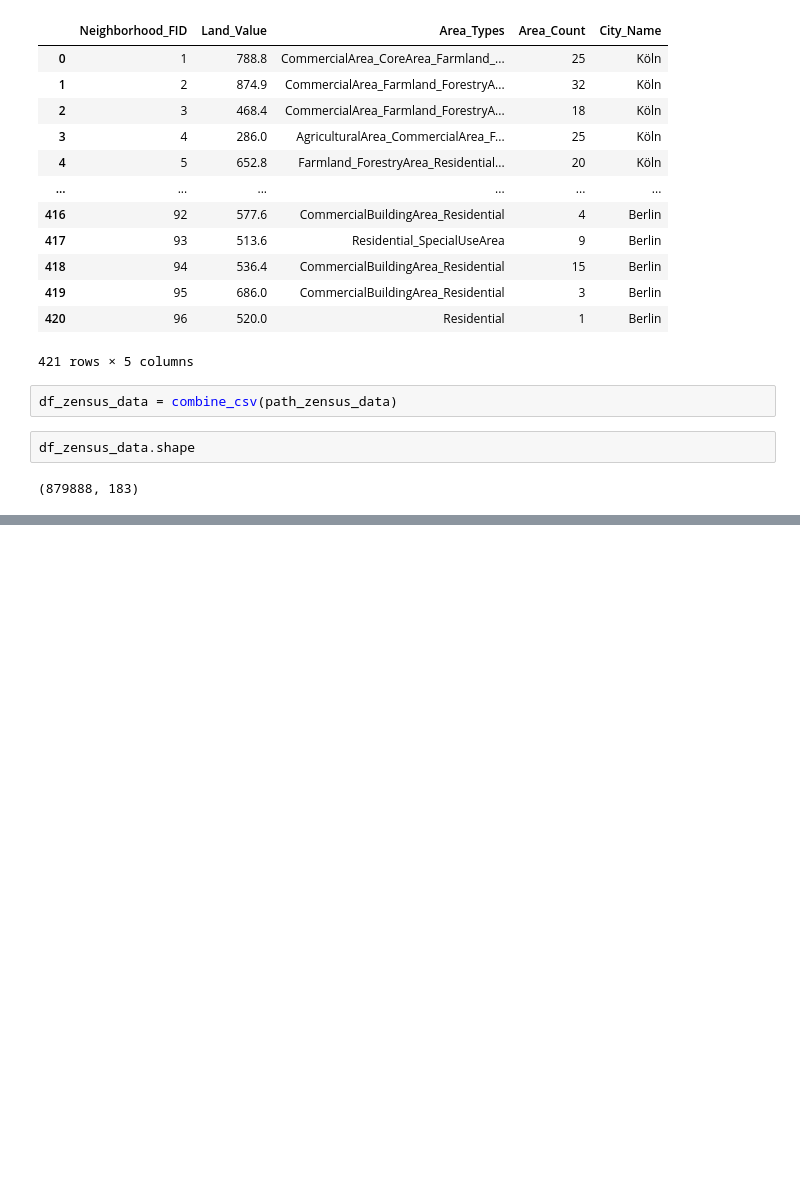
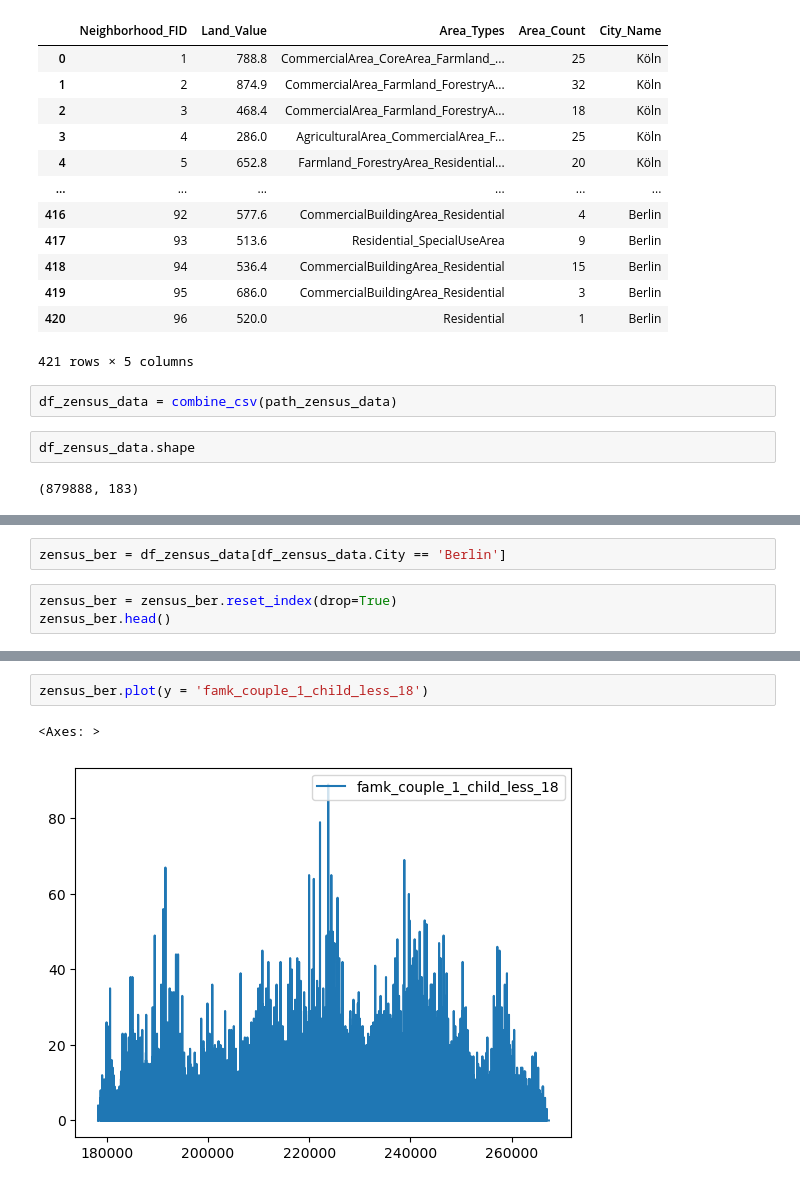
Before and after one commit to Schalwal/Geo-paw-sitioning, a Jupyter notebook: tryout.ipynb, the cells around one changed output, grey strips where cells are left out. Cells and saved outputs as stored; diff of their text form; blank space fills up the shorter version.

```diff
--- a/tryout.ipynb
+++ b/tryout.ipynb
@@ -110,0 +99,5 @@ p_berlin
+# %%
+zensus_ber = df_zensus_data[df_zensus_data.City == 'Berlin']
+# %%
+zensus_ber = zensus_ber.reset_index(drop=True)
+zensus_ber.head()
@@ -110,0 +129,5 @@ p_berlin
+# %%
+zensus_ber.plot(y = 'famk_couple_1_child_less_18')
+# %% [output]
+<Axes: >
+[figure, added]
```
Also changed, not shown: parts of 18 cells of this notebook.
